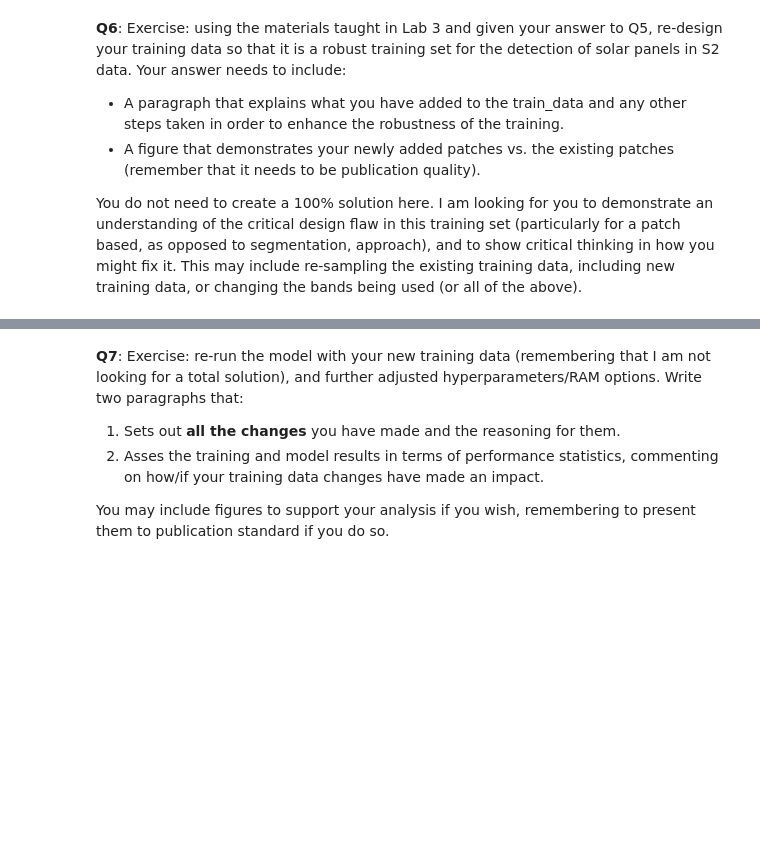
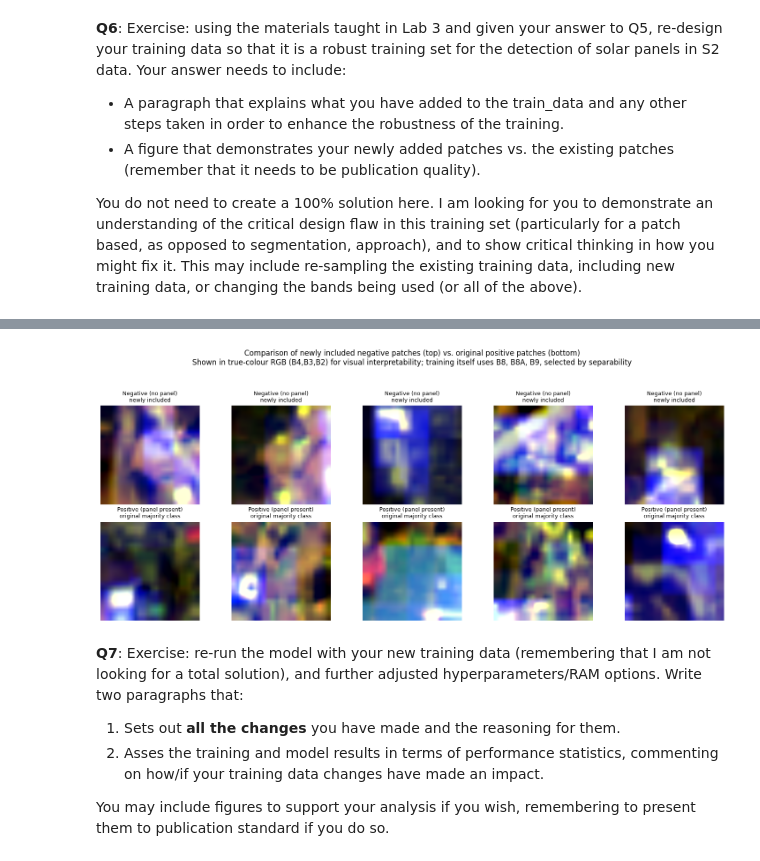
Before and after one commit to rata-lomax/SatelliteDataAI-UOA, a Jupyter notebook: Lab-Notebooks/761_Lab4.ipynb, the cells around one changed output, grey strips where cells are left out. Saved outputs shown, nothing was run; the diff lists cells and outputs as text; code cells hidden in the pictures; blank space fills up the shorter version.

```diff
--- a/Lab-Notebooks/761_Lab4.ipynb
+++ b/Lab-Notebooks/761_Lab4.ipynb
@@ -487,3 +732,51 @@ You do not need to create a 100% solution here. I am looking for you to demonstr
+# %%
+import matplotlib.pyplot as plt
+import numpy as np
+
+def stretch_per_channel(img):
+    """Contrast stretch each channel independently to 0-1 for natural-looking display."""
+    img = img.astype(np.float32)
+    out = np.zeros_like(img)
+    for c in range(img.shape[-1]):
+        p2, p98 = np.percentile(img[..., c], (2, 98))
+        out[..., c] = np.clip((img[..., c] - p2) / (p98 - p2 + 1e-6), 0, 1)
+    return out
+
+# True-colour RGB indices in the ORIGINAL 12-band array: B4=idx2, B3=idx1, B2=idx0
+RGB_IDX = [2, 1, 0]
+
+# Pull a handful of negative patches (the class we specifically added/kept)
+# and a handful of original positive patches, straight from the ORIGINAL
+# patch_store (before band-selection), just for visualisation purposes.
+neg_examples = neg_manifest.sample(n=5, random_state=1)
+pos_examples = pos_manifest.sample(n=5, random_state=1)
+
+fig, axes = plt.subplots(2, 5, figsize=(15, 6))
+
+for col, (_, row) in enumerate(neg_examples.iterrows()):
+    data = np.load(row["file"])
+    img = data["X"][row["idx"]][..., RGB_IDX]
+    axes[0, col].imshow(stretch_per_channel(img))
+    axes[0, col].set_title("Negative (no panel)\nnewly included", fontsize=9)
+    axes[0, col].axis("off")
+    data.close()
+
+for col, (_, row) in enumerate(pos_examples.iterrows()):
+    data = np.load(row["file"])
+    img = data["X"][row["idx"]][..., RGB_IDX]
+    axes[1, col].imshow(stretch_per_channel(img))
+    axes[1, col].set_title("Positive (panel present)\noriginal majority class", fontsize=9)
+    axes[1, col].axis("off")
+    data.close()
+
+plt.suptitle("Comparison of newly included negative patches (top) vs. original positive patches (bottom)\n"
+             "Shown in true-colour RGB (B4,B3,B2) for visual interpretability; "
+             "training itself uses B8, B8A, B9, selected by separability", y=1.05)
+plt.tight_layout()
+plt.savefig("q6_patch_comparison.png", dpi=200, bbox_inches="tight")
+plt.show()
+# %% [output]
+[figure, added]
 # %% [markdown]
 **Q7**: Exercise: re-run the model with your new training data (remembering that I am not looking for a total solution), and further adjusted hyperparameters/RAM options. Write two paragraphs that:
 1. Sets out **all the changes** you have made and the reasoning for them.
```
Also changed, not shown: parts of 16 cells of this notebook.
